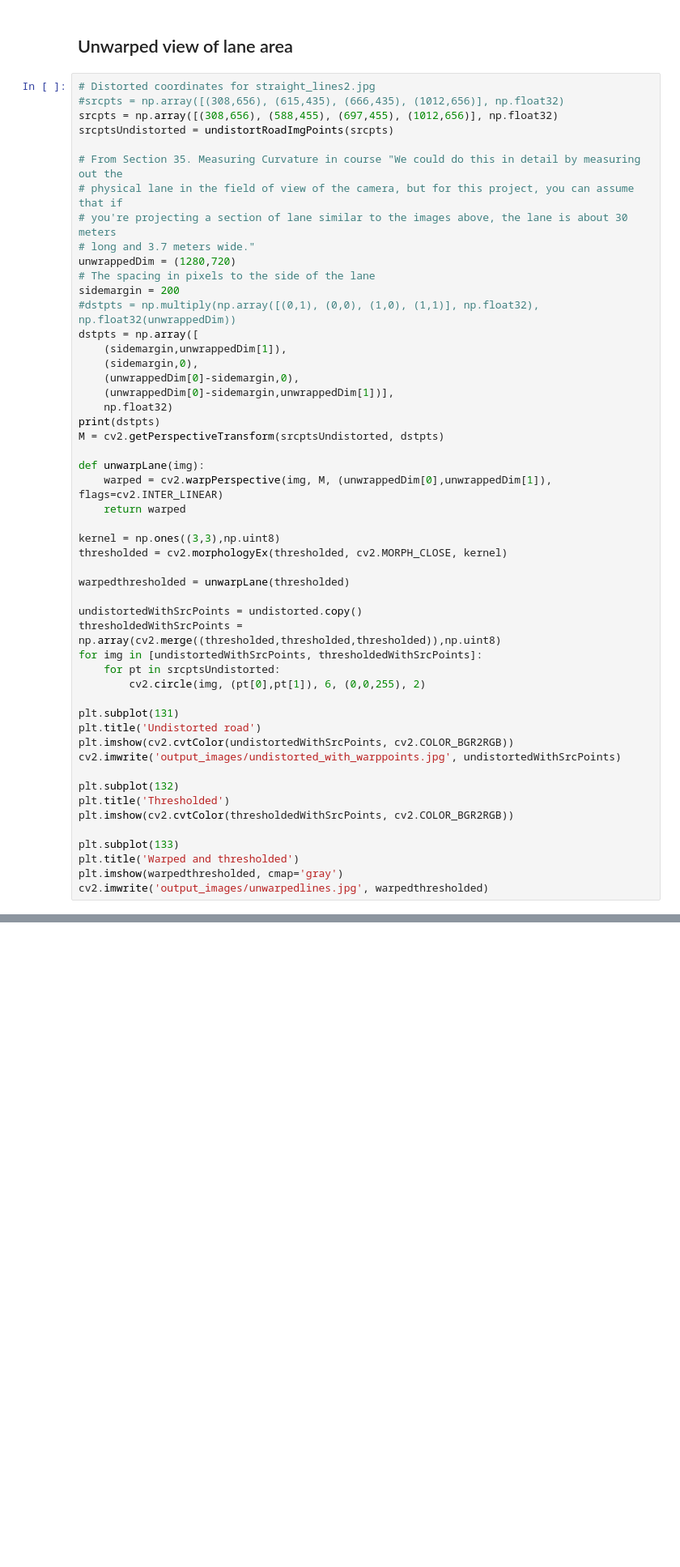
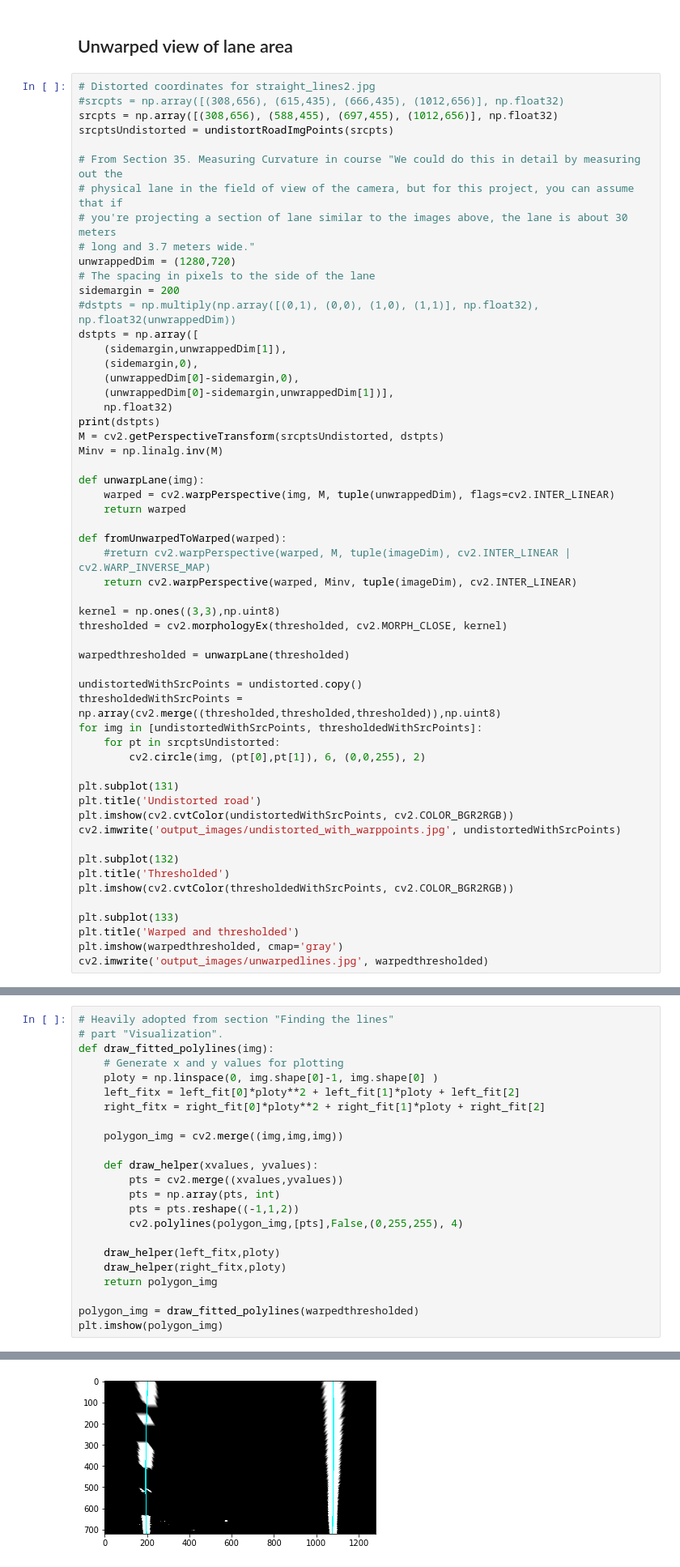
Before and after one commit to mandermo/CarND-Advanced-Lane-Lines, a Jupyter notebook: AdvancedLaneFinding.ipynb, the cells around one changed output, grey strips where cells are left out. Shown: that part at 81% size. Drawn from its saved outputs; the diff is of its cells as text; blank space fills up the shorter version.

Commit message:
Drawing of lane onto undistorted image

```diff
--- a/AdvancedLaneFinding.ipynb
+++ b/AdvancedLaneFinding.ipynb
@@ -180,10 +180,15 @@ dstpts = np.array([
     np.float32)
 print(dstpts)
 M = cv2.getPerspectiveTransform(srcptsUndistorted, dstpts)
+Minv = np.linalg.inv(M)
 
 def unwarpLane(img):
-    warped = cv2.warpPerspective(img, M, (unwrappedDim[0],unwrappedDim[1]), flags=cv2.INTER_LINEAR)
+    warped = cv2.warpPerspective(img, M, tuple(unwrappedDim), flags=cv2.INTER_LINEAR)
     return warped
+
+def fromUnwarpedToWarped(warped):
+    #return cv2.warpPerspective(warped, M, tuple(imageDim), cv2.INTER_LINEAR | cv2.WARP_INVERSE_MAP)
+    return cv2.warpPerspective(warped, Minv, tuple(imageDim), cv2.INTER_LINEAR)
 
 kernel = np.ones((3,3),np.uint8)
 thresholded = cv2.morphologyEx(thresholded, cv2.MORPH_CLOSE, kernel)
@@ -324,0 +384,24 @@ plt.show()
+# %%
+# Heavily adopted from section "Finding the lines"
+# part "Visualization".
+def draw_fitted_polylines(img):
+    # Generate x and y values for plotting
+    ploty = np.linspace(0, img.shape[0]-1, img.shape[0] )
+    left_fitx = left_fit[0]*ploty**2 + left_fit[1]*ploty + left_fit[2]
+    right_fitx = right_fit[0]*ploty**2 + right_fit[1]*ploty + right_fit[2]
+
+    polygon_img = cv2.merge((img,img,img))
+
+    def draw_helper(xvalues, yvalues):
+        pts = cv2.merge((xvalues,yvalues))
+        pts = np.array(pts, int)
+        pts = pts.reshape((-1,1,2))
+        cv2.polylines(polygon_img,[pts],False,(0,255,255), 4)
+
+    draw_helper(left_fitx,ploty)
+    draw_helper(right_fitx,ploty)
+    return polygon_img
+
+polygon_img = draw_fitted_polylines(warpedthresholded)
+plt.imshow(polygon_img)
+# %% [output]
@@ -324,0 +409 @@ plt.show()
+[figure, added]
```
Also changed, not shown: parts of 5 cells of this notebook.
